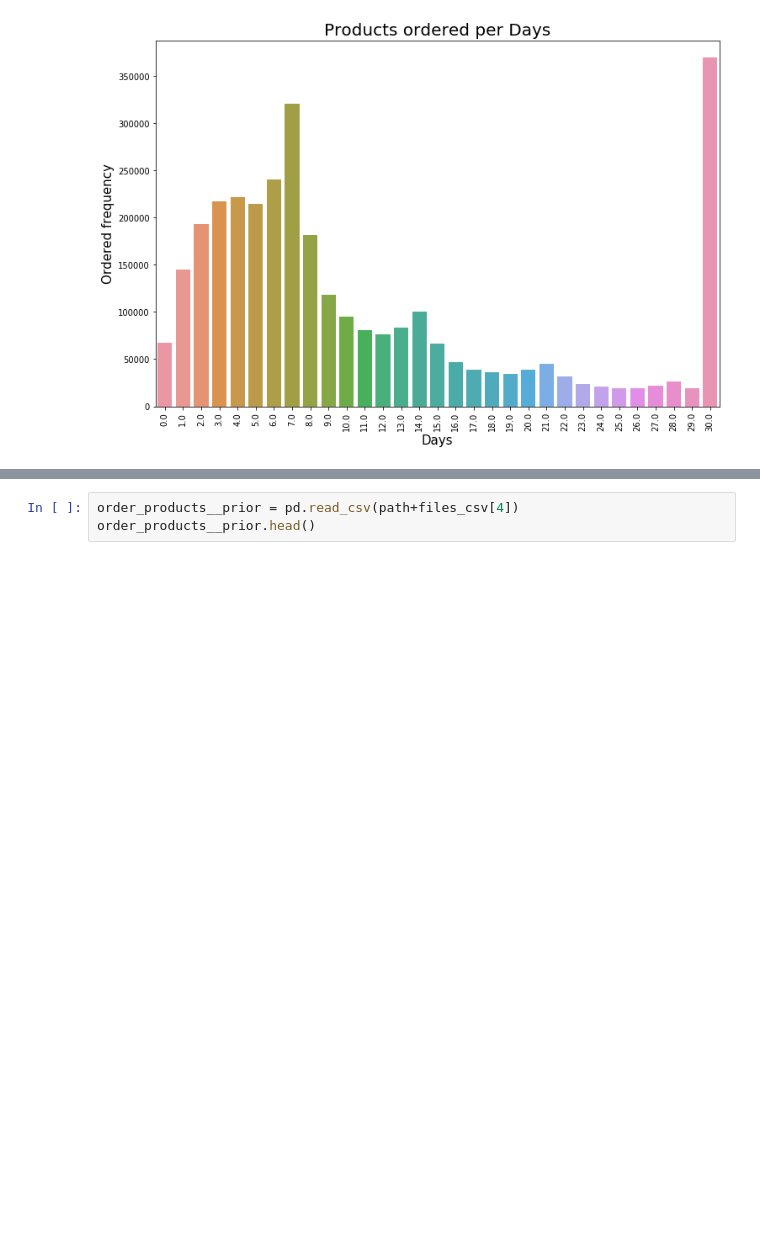
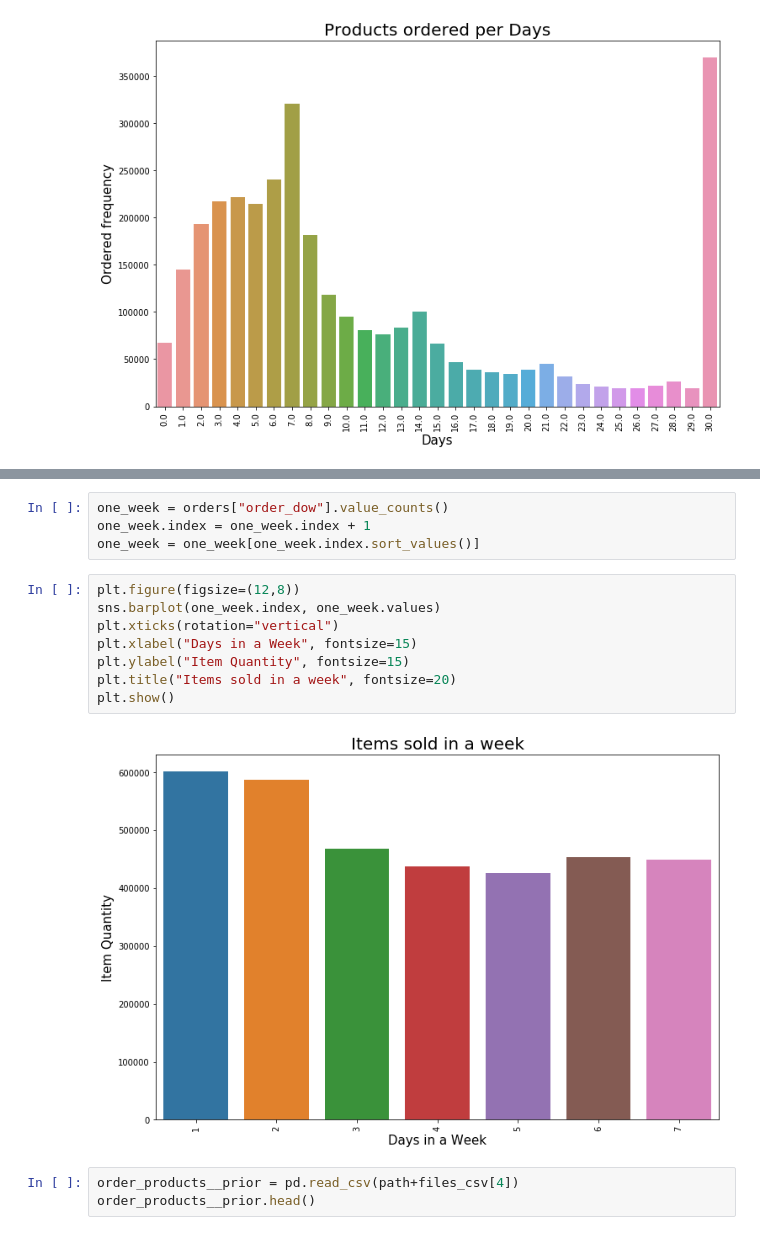
Before and after one commit to JAsanka/BUSINESS-INTELLIGENCE-SYSTEM, a Jupyter notebook: Visualization.ipynb, the cells around one changed output, grey strips where cells are left out. Cells and saved outputs as stored; diff of their text form; blank space fills up the shorter version.

```diff
--- a/Visualization.ipynb
+++ b/Visualization.ipynb
@@ -73,3 +127,17 @@ plt.show()
+# %%
+one_week = orders["order_dow"].value_counts()
+one_week.index = one_week.index + 1
+one_week = one_week[one_week.index.sort_values()]
+# %%
+plt.figure(figsize=(12,8))
+sns.barplot(one_week.index, one_week.values)
+plt.xticks(rotation="vertical")
+plt.xlabel("Days in a Week", fontsize=15)
+plt.ylabel("Item Quantity", fontsize=15)
+plt.title("Items sold in a week", fontsize=20)
+plt.show()
+# %% [output]
+[figure, added]
 # %%
 order_products__prior = pd.read_csv(path+files_csv[4])
 order_products__prior.head()
```
Also changed, not shown: parts of 8 cells of this notebook.
